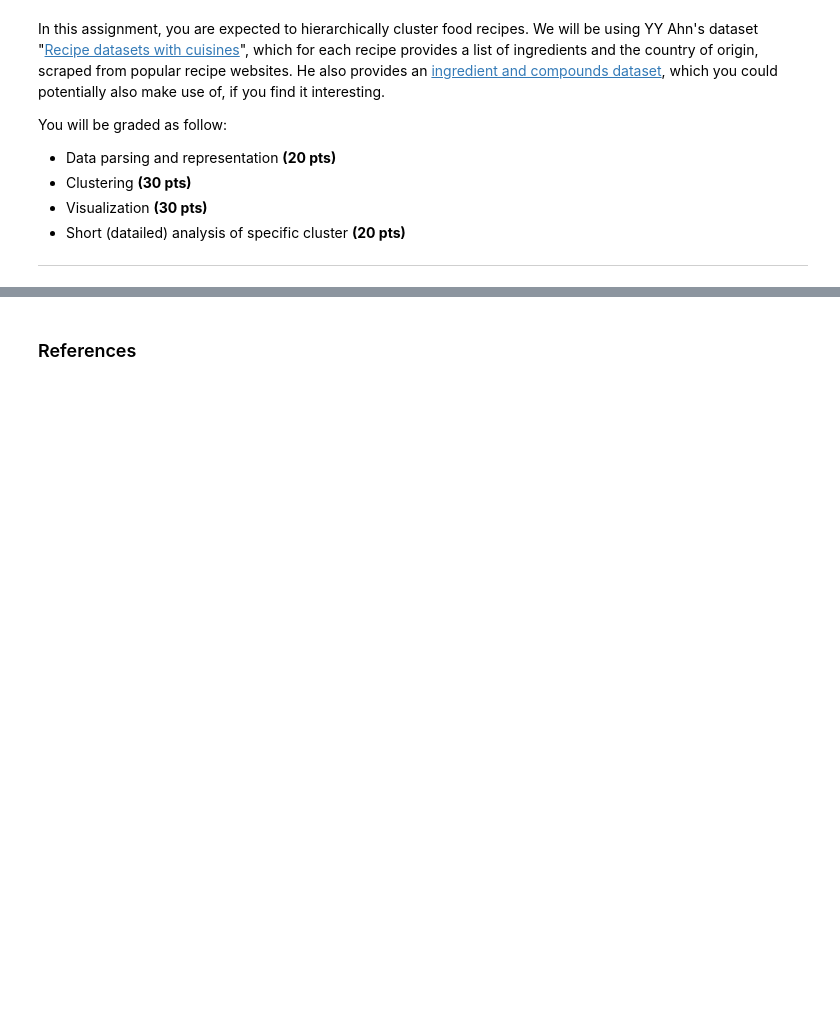
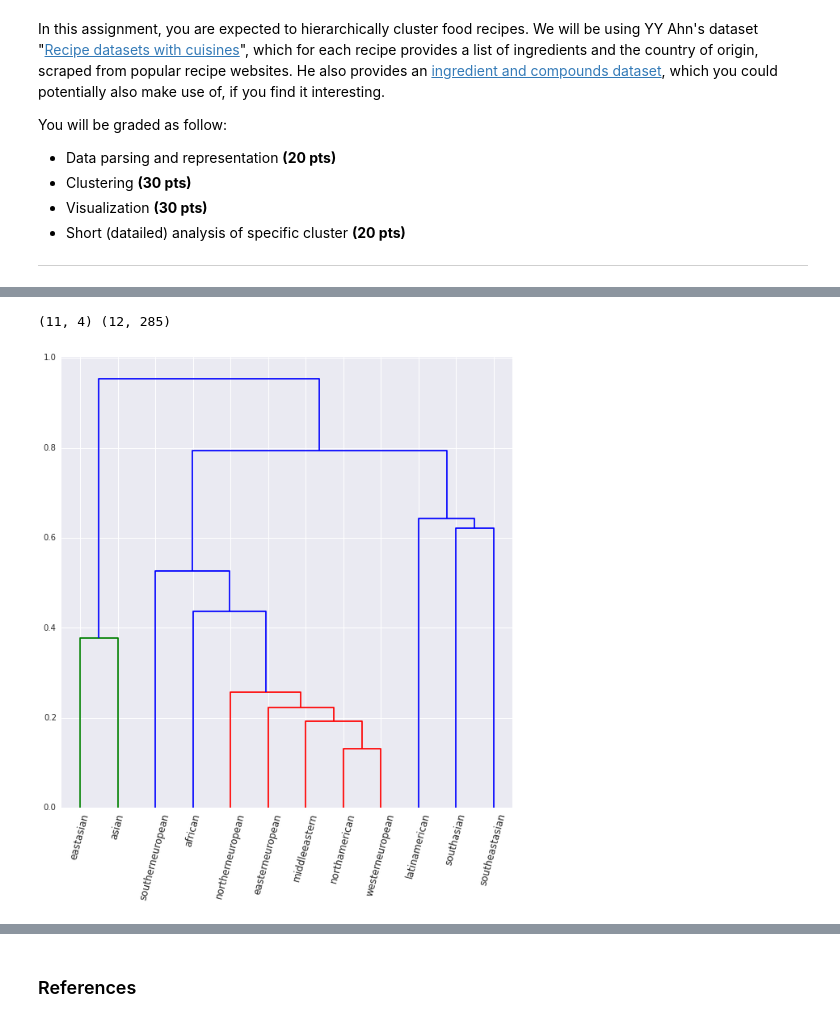
Before and after one commit to rchurch4/spring-2015-homeworks, a Jupyter notebook: submissions/Homework-4/4.Food-recipes.ipynb, the cells around one changed output, grey strips where cells are left out. Saved outputs shown, nothing was run; the diff lists cells and outputs as text; code cells hidden in the pictures; blank space fills up the shorter version.

```diff
--- a/submissions/Homework-4/4.Food-recipes.ipynb
+++ b/submissions/Homework-4/4.Food-recipes.ipynb
@@ -70,0 +133,38 @@ sorted_ingredients = sorted(ingredients.items(), key=operator.itemgetter(1))
+# %%
+#create regional_ingredients list of dictionaries
+
+regional_ingredients = []
+for region in regional_recipes:
+    newest = [0]*(len(shared_list)+1)
+    newest[0] = region[0][0]
+    factor = len(region)
+    for r in region:
+        new_i = r[2]
+        for i in new_i:
+            if i in shared_list:
+                newest[shared_list.index(i)+1] += (1.0/factor)
+    regional_ingredients.append(newest)
+
+column_headers = ['region'] + shared_list
+# print len(regional_ingredients)
+# print regional_ingredients[5]
+# %%
+#put it into a dataframe
+
+df = pd.DataFrame(regional_ingredients, columns=column_headers)
+
+df.set_index(['region'], drop=True, inplace=True)
+
+#print df
+# %%
+Z = hr.linkage(df, method='complete', metric='euclidean')
+
+print Z.shape, df.shape
+
+fig = plt.figure(figsize=(10,10))
+T = hr.dendrogram(Z,color_threshold=0.4, leaf_font_size=12, labels=list(continent_to_country.keys()))
+plt.xticks(rotation=75)
+fig.show()
+# %% [output]
+(11, 4) (12, 285)
+[figure, added]
```
Also changed, not shown: parts of 3 cells of this notebook.
